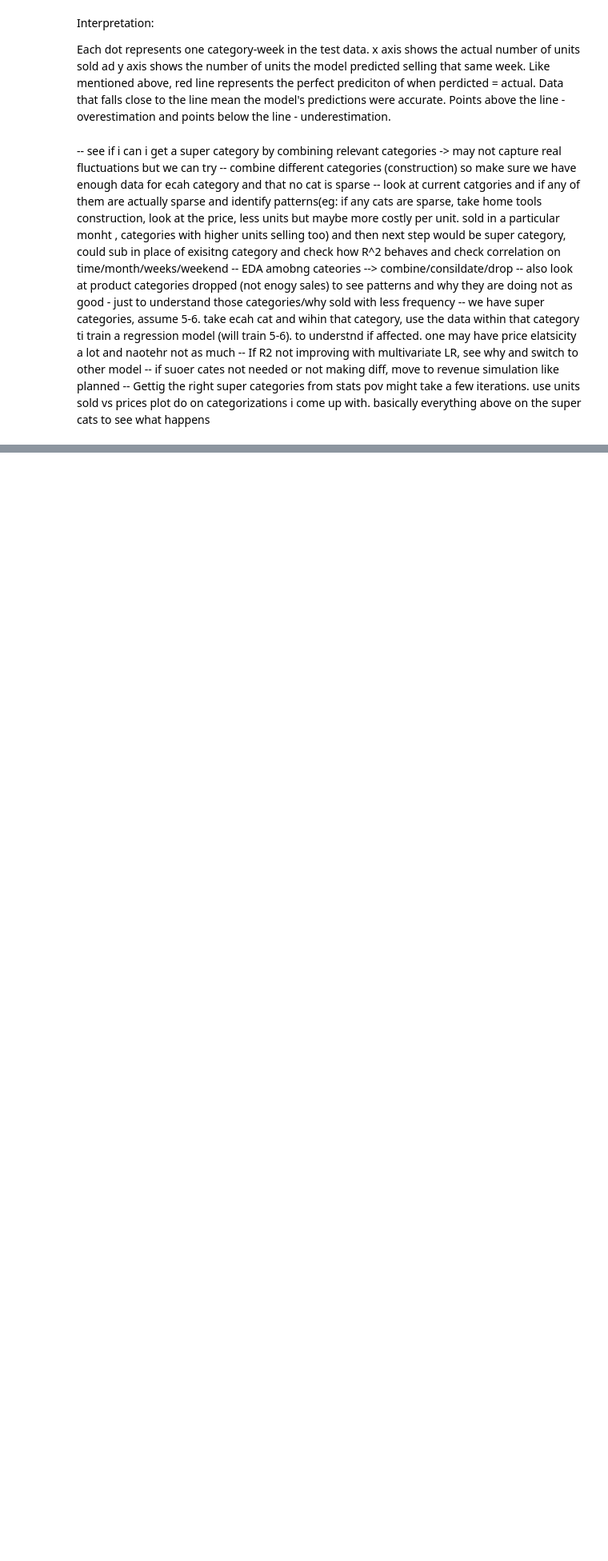
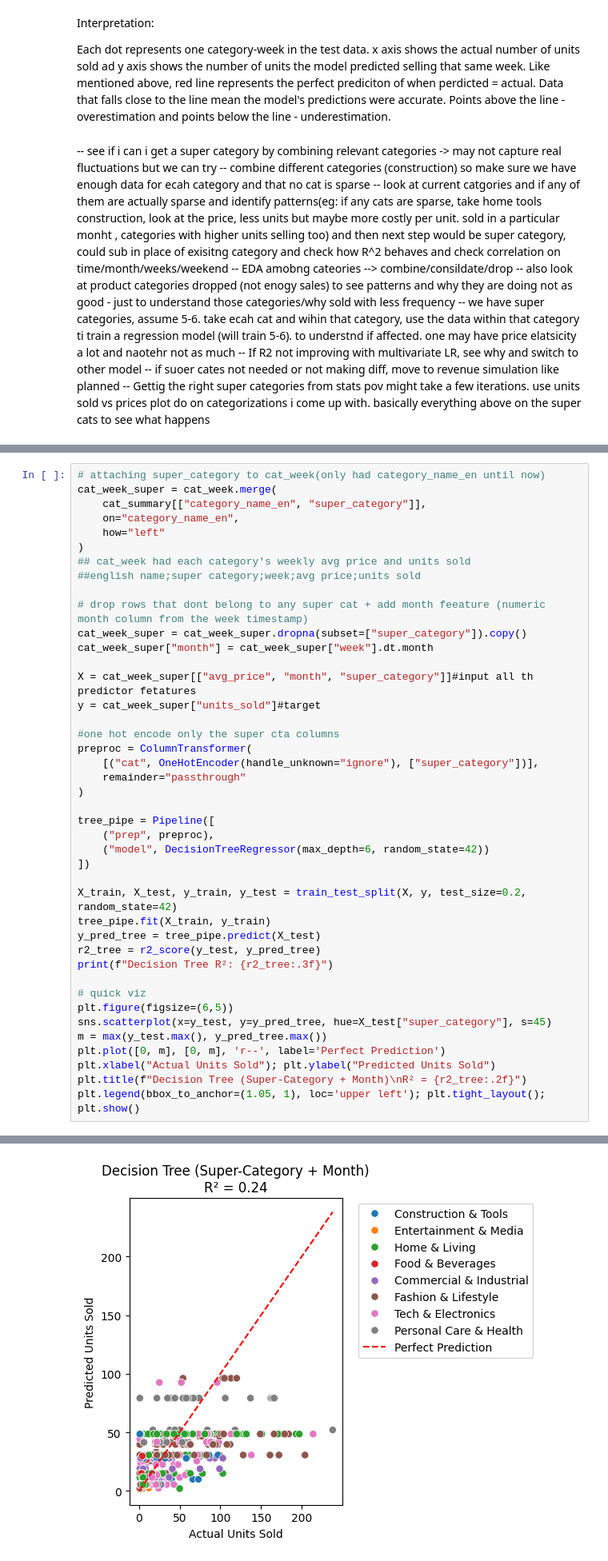
Before and after one commit to varshamanickam/dynamic-pricing-ml, a Jupyter notebook: notebooks/data_prep.ipynb, the cells around one changed output, grey strips where cells are left out. Shown at 80% size. Saved outputs shown, nothing was run; the diff lists cells and outputs as text; blank space fills up the shorter version.

```diff
--- a/notebooks/data_prep.ipynb
+++ b/notebooks/data_prep.ipynb
@@ -610,0 +1410,43 @@ Data that falls close to the line mean the model's predictions were accurate. Po
+# %%
+# attaching super_category to cat_week(only had category_name_en until now)
+cat_week_super = cat_week.merge(
+    cat_summary[["category_name_en", "super_category"]],
+    on="category_name_en",
+    how="left"
+)
+## cat_week had each category's weekly avg price and units sold
+##english name;super category;week;avg price;units sold
+
+# drop rows that dont belong to any super cat + add month feeature (numeric month column from the week timestamp)
+cat_week_super = cat_week_super.dropna(subset=["super_category"]).copy()
+cat_week_super["month"] = cat_week_super["week"].dt.month
+
+X = cat_week_super[["avg_price", "month", "super_category"]]#input all th predictor fetatures
+y = cat_week_super["units_sold"]#target
+
+#one hot encode only the super cta columns
+preproc = ColumnTransformer(
+    [("cat", OneHotEncoder(handle_unknown="ignore"), ["super_category"])],
+    remainder="passthrough"
+)
+
+tree_pipe = Pipeline([
+    ("prep", preproc),
+    ("model", DecisionTreeRegressor(max_depth=6, random_state=42))
+])
+
+X_train, X_test, y_train, y_test = train_test_split(X, y, test_size=0.2, random_state=42)
+tree_pipe.fit(X_train, y_train)
+y_pred_tree = tree_pipe.predict(X_test)
+r2_tree = r2_score(y_test, y_pred_tree)
+print(f"Decision Tree R²: {r2_tree:.3f}")
+
+# quick viz
+plt.figure(figsize=(6,5))
+sns.scatterplot(x=y_test, y=y_pred_tree, hue=X_test["super_category"], s=45)
+m = max(y_test.max(), y_pred_tree.max())
+plt.plot([0, m], [0, m], 'r--', label='Perfect Prediction')
+plt.xlabel("Actual Units Sold"); plt.ylabel("Predicted Units Sold")
+plt.title(f"Decision Tree (Super-Category + Month)\nR² = {r2_tree:.2f}")
+plt.legend(bbox_to_anchor=(1.05, 1), loc='upper left'); plt.tight_layout(); plt.show()
+# %% [output]
@@ -610,0 +1454 @@ Data that falls close to the line mean the model's predictions were accurate. Po
+[figure, added]
```
Also changed, not shown: parts of 44 cells of this notebook, 3 other files.
